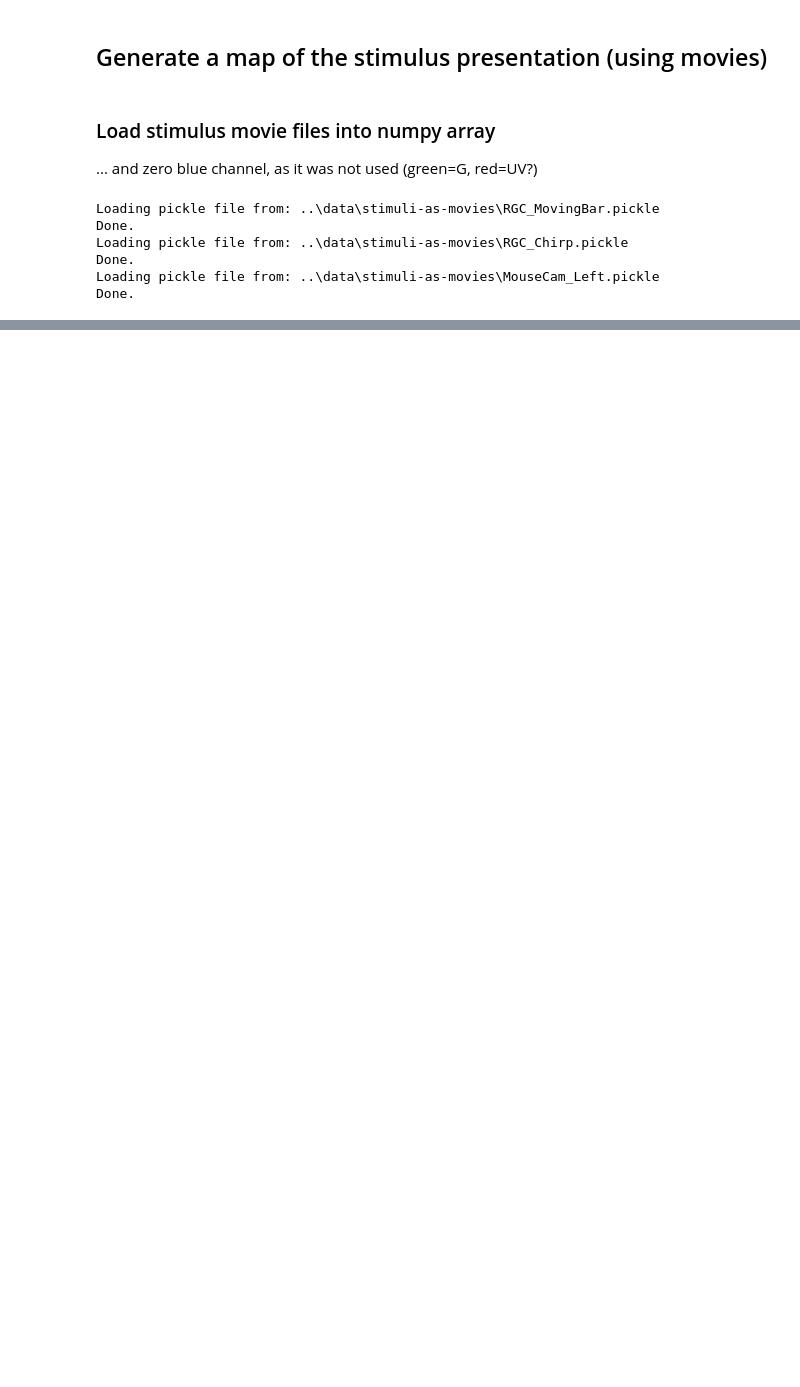
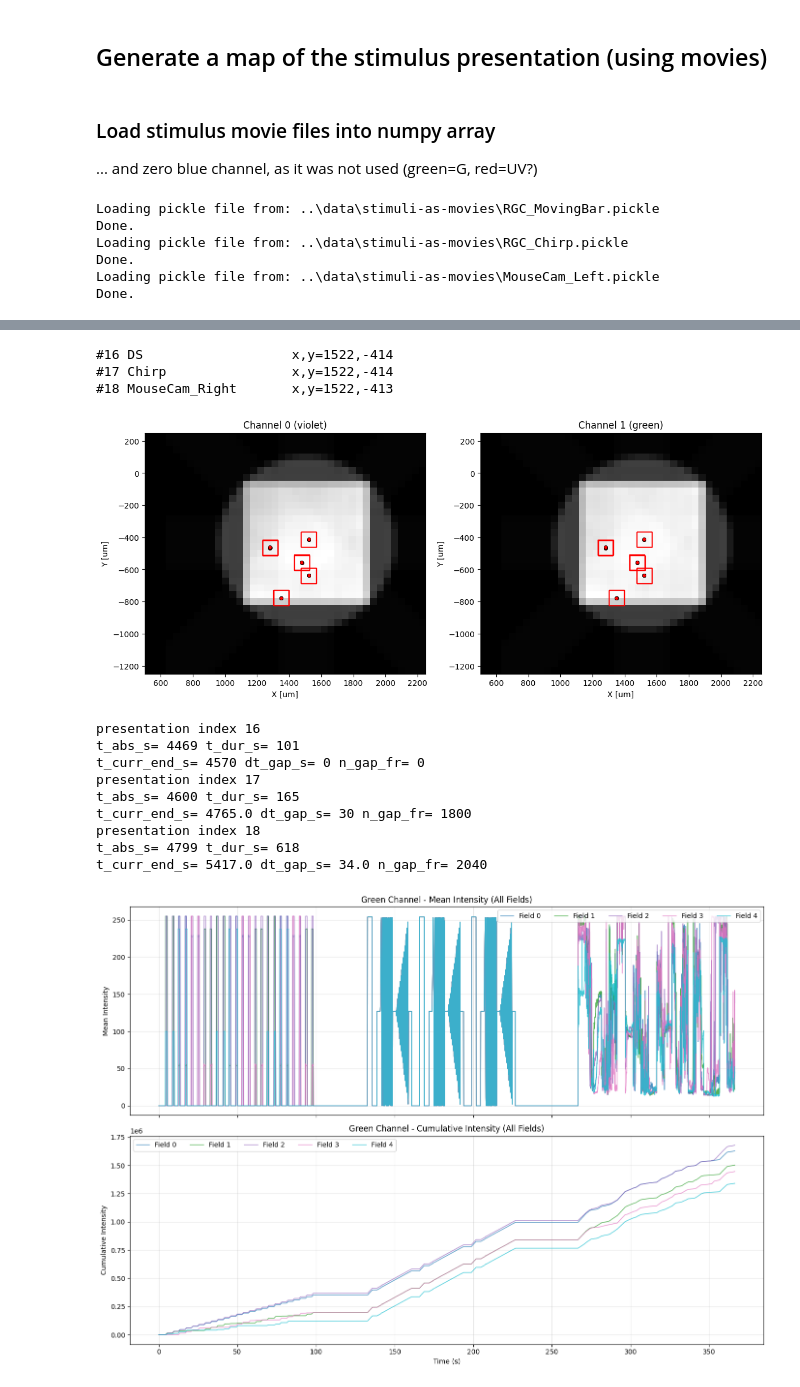
Before and after one commit to eyewire2/eyewire2-functional-analysis, a Jupyter notebook: notebooks/EW2_stim_history.ipynb, the cells around one changed output, grey strips where cells are left out. Saved outputs shown, nothing was run; the diff lists cells and outputs as text; code cells hidden in the pictures; blank space fills up the shorter version.

Commit message:
Consolidate

```diff
--- a/notebooks/EW2_stim_history.ipynb
+++ b/notebooks/EW2_stim_history.ipynb
@@ -237,3 +239,4 @@ fields = [
     {"field": 3, "pos_xy_um": [1281.6,-464.0]},
     {"field": 4, "pos_xy_um": [1350.0,-777.0]}
 ]
+field_colors = plt.cm.tab10(np.linspace(0, 0.9, len(fields)))
@@ -679,0 +535,23 @@ def plot_exposure(fLogConsol: Path, _p: dict, ln_range: list =[0, 1000], _verbos
+# %%
+#movie_data = calc_spatial_exposure(CONSOL_PATH, params, ln_range=[ 7,  9]) # F0
+#movie_data = calc_spatial_exposure(CONSOL_PATH, params, ln_range=[10, 13],) # F1
+movie_data = calc_spatial_exposure(CONSOL_PATH, params, ln_range=[16, 18]) # F2
+#movie_data = calc_spatial_exposure(CONSOL_PATH, params, ln_range=[20, 24]) # F3
+#movie_data = calc_spatial_exposure(CONSOL_PATH, params, ln_range=[28, 30]) # F4
+
+calc_temporal_exposure(movie_data, params)
+# %% [output]
+#16 DS                   x,y=1522,-414
+#17 Chirp                x,y=1522,-414
+#18 MouseCam_Right       x,y=1522,-413
+[figure, new version]
+presentation index 16
+t_abs_s= 4469 t_dur_s= 101
+t_curr_end_s= 4570 dt_gap_s= 0 n_gap_fr= 0
+presentation index 17
+t_abs_s= 4600 t_dur_s= 165
+t_curr_end_s= 4765.0 dt_gap_s= 30 n_gap_fr= 1800
+presentation index 18
+t_abs_s= 4799 t_dur_s= 618
+t_curr_end_s= 5417.0 dt_gap_s= 34.0 n_gap_fr= 2040
+[figure, added]
```
Also changed, not shown: parts of 7 cells of this notebook, 1 other file.
